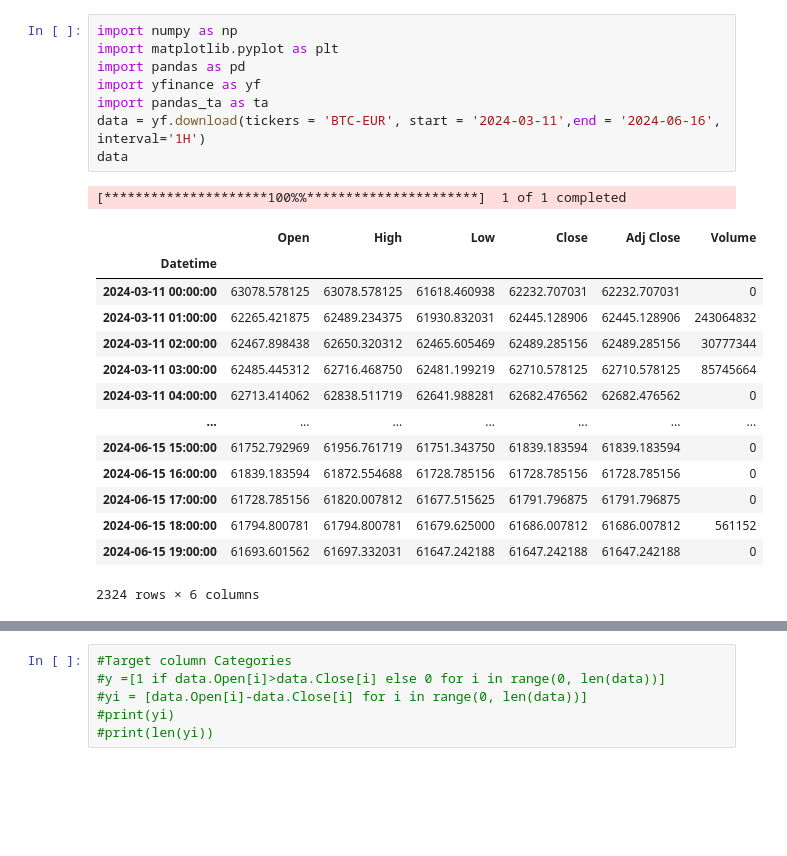
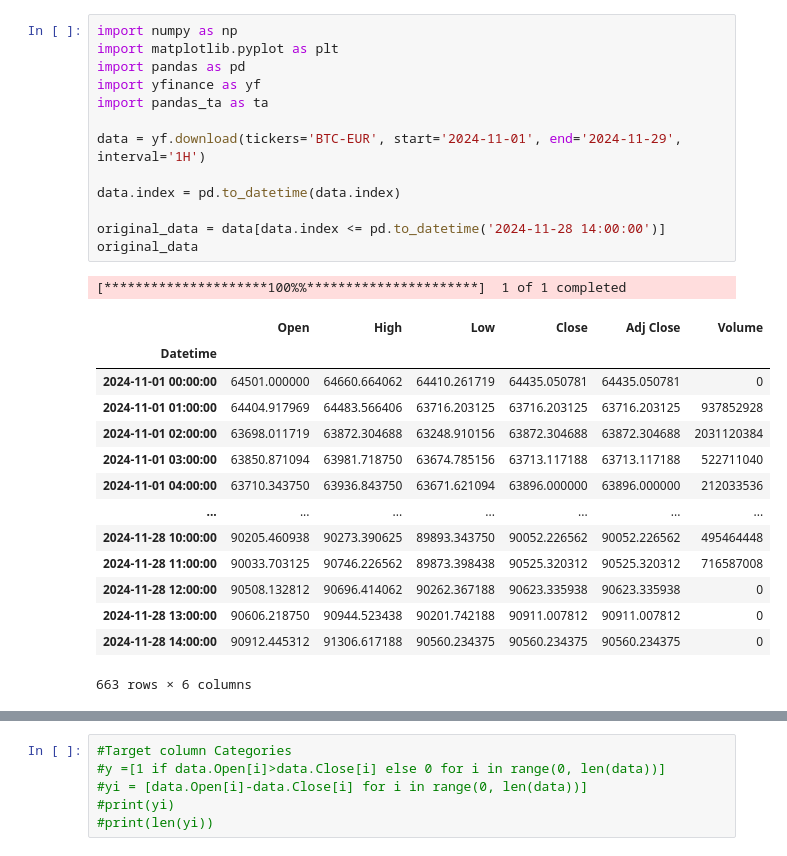
Before and after one commit to Hozayfa-18/Trend-predection-using-LSTM, a Jupyter notebook: LSTM_TrendPrediction_1.ipynb, the cells around one changed output, grey strips where cells are left out. Saved outputs shown, nothing was run; the diff lists cells and outputs as text; blank space fills up the shorter version.

```diff
--- a/LSTM_TrendPrediction_1.ipynb
+++ b/LSTM_TrendPrediction_1.ipynb
@@ -1,25 +1,30 @@
 # %%
 import numpy as np
 import matplotlib.pyplot as plt
 import pandas as pd
 import yfinance as yf
 import pandas_ta as ta
-data = yf.download(tickers = 'BTC-EUR', start = '2024-03-11',end = '2024-06-16', interval='1H')
-data
+
+data = yf.download(tickers='BTC-EUR', start='2024-11-01', end='2024-11-29', interval='1H')
+
+data.index = pd.to_datetime(data.index)
+
+original_data = data[data.index <= pd.to_datetime('2024-11-28 14:00:00')]
+original_data
 # %% [output]
 [*********************100%%**********************]  1 of 1 completed
 |  | Open | High | Low | Close | Adj Close | Volume |
 | Datetime |  |  |  |  |  |  |
-| 2024-03-11 00:00:00 | 63078.578125 | 63078.578125 | 61618.460938 | 62232.707031 | 62232.707031 | 0 |
-| 2024-03-11 01:00:00 | 62265.421875 | 62489.234375 | 61930.832031 | 62445.128906 | 62445.128906 | 243064832 |
-| 2024-03-11 02:00:00 | 62467.898438 | 62650.320312 | 62465.605469 | 62489.285156 | 62489.285156 | 30777344 |
-| 2024-03-11 03:00:00 | 62485.445312 | 62716.468750 | 62481.199219 | 62710.578125 | 62710.578125 | 85745664 |
-| 2024-03-11 04:00:00 | 62713.414062 | 62838.511719 | 62641.988281 | 62682.476562 | 62682.476562 | 0 |
+| 2024-11-01 00:00:00 | 64501.000000 | 64660.664062 | 64410.261719 | 64435.050781 | 64435.050781 | 0 |
+| 2024-11-01 01:00:00 | 64404.917969 | 64483.566406 | 63716.203125 | 63716.203125 | 63716.203125 | 937852928 |
+| 2024-11-01 02:00:00 | 63698.011719 | 63872.304688 | 63248.910156 | 63872.304688 | 63872.304688 | 2031120384 |
+| 2024-11-01 03:00:00 | 63850.871094 | 63981.718750 | 63674.785156 | 63713.117188 | 63713.117188 | 522711040 |
+| 2024-11-01 04:00:00 | 63710.343750 | 63936.843750 | 63671.621094 | 63896.000000 | 63896.000000 | 212033536 |
 | ... | ... | ... | ... | ... | ... | ... |
-| 2024-06-15 15:00:00 | 61752.792969 | 61956.761719 | 61751.343750 | 61839.183594 | 61839.183594 | 0 |
-| 2024-06-15 16:00:00 | 61839.183594 | 61872.554688 | 61728.785156 | 61728.785156 | 61728.785156 | 0 |
-| 2024-06-15 17:00:00 | 61728.785156 | 61820.007812 | 61677.515625 | 61791.796875 | 61791.796875 | 0 |
-| 2024-06-15 18:00:00 | 61794.800781 | 61794.800781 | 61679.625000 | 61686.007812 | 61686.007812 | 561152 |
-| 2024-06-15 19:00:00 | 61693.601562 | 61697.332031 | 61647.242188 | 61647.242188 | 61647.242188 | 0 |
+| 2024-11-28 10:00:00 | 90205.460938 | 90273.390625 | 89893.343750 | 90052.226562 | 90052.226562 | 495464448 |
+| 2024-11-28 11:00:00 | 90033.703125 | 90746.226562 | 89873.398438 | 90525.320312 | 90525.320312 | 716587008 |
+| 2024-11-28 12:00:00 | 90508.132812 | 90696.414062 | 90262.367188 | 90623.335938 | 90623.335938 | 0 |
+| 2024-11-28 13:00:00 | 90606.218750 | 90944.523438 | 90201.742188 | 90911.007812 | 90911.007812 | 0 |
+| 2024-11-28 14:00:00 | 90912.445312 | 91306.617188 | 90560.234375 | 90560.234375 | 90560.234375 | 0 |
-2324 rows × 6 columns
+663 rows × 6 columns
 # %%
```
Also changed, not shown: parts of 12 cells of this notebook.
